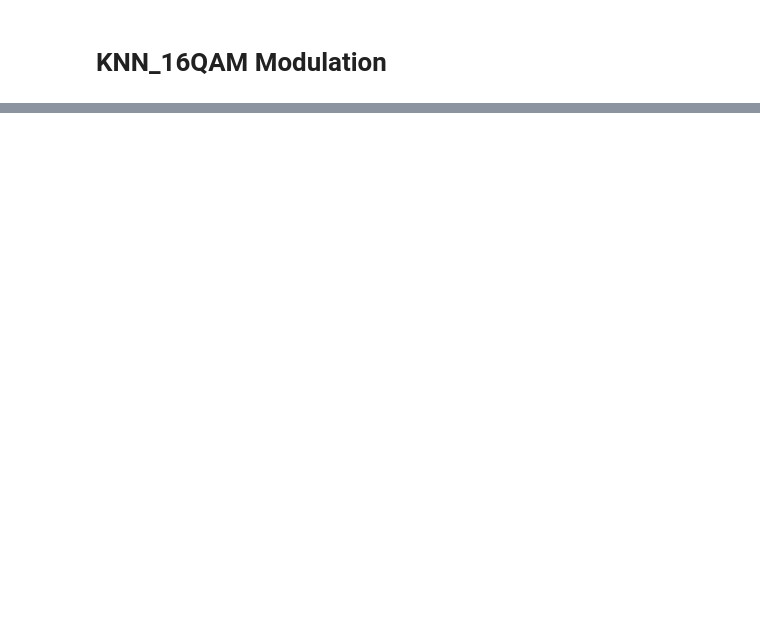
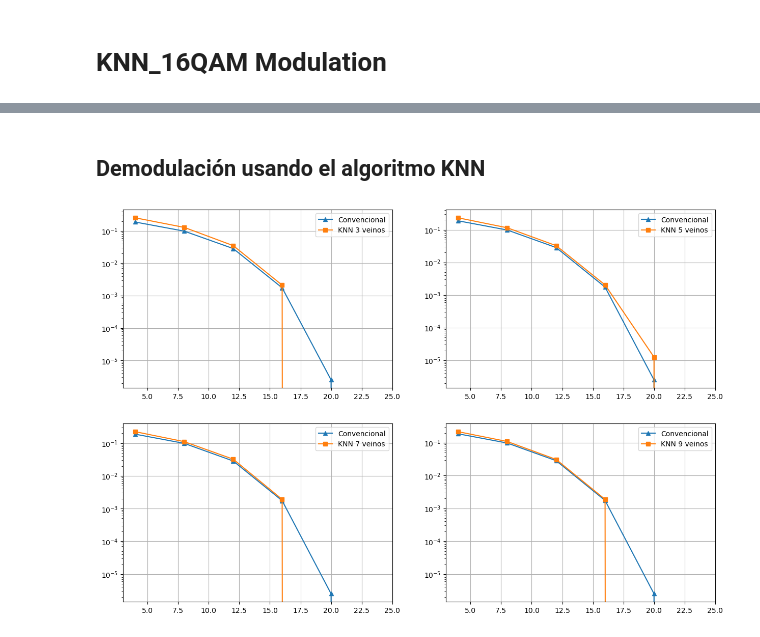
Before and after one commit to KevinMartinez1999/Semillero, a Jupyter notebook: KNN_16QAM.ipynb, the cells around one changed output, grey strips where cells are left out. Drawn from its saved outputs; the diff is of its cells as text; code cells hidden in the pictures; blank space fills up the shorter version.

```diff
--- a/KNN_16QAM.ipynb
+++ b/KNN_16QAM.ipynb
@@ -300,0 +86,44 @@ plt.show()
+# %%
+ser_conventional = []
+for i in range(len(target_snr_db)):
+  SER, error = symbol_error_rate(df['tx'], sym_rx[i])
+  ser_conventional.append(SER)
+# %%
+ber_conventional = []
+for i in range(len(target_snr_db)):
+  SER, error = bit_error_rate(df['tx'], sym_rx[i])
+  ber_conventional.append(SER)
+# %% [markdown]
+## Demodulación usando el algoritmo KNN
+# %%
+plt.figure(figsize=(15,10))
+for k_it, k in enumerate([3, 5, 7, 9]):
+    ser_knn = []
+    ber_knn = []
+    for it, item in enumerate(target_snr_db):
+        X = np.transpose(np.array([Xr_ch[it], Xi_ch[it]]))
+        y = df['tx']
+
+        X_train, X_test, y_train, y_test = train_test_split(X, y, test_size=0.2)
+
+        model = KNeighborsClassifier(n_neighbors=k)
+        model.fit(X_train, y_train)
+
+        y_pred = model.predict(X_test)
+
+        #ser, ser_error = symbol_error_rate(y_test, y_pred)
+        #ser_knn.append(ser)
+
+        ber, ber_error = bit_error_rate(y_test, y_pred)
+        ber_knn.append(ber)
+
+    plt.subplot(2, 2, k_it + 1)
+    plt.plot(target_snr_db, ber_conventional, marker='^', label='Convencional')
+    plt.plot(target_snr_db, ber_knn, marker='s', label=f'KNN {k} veinos')
+    plt.yscale('log')
+    plt.grid()
+    plt.legend()
+
+plt.show()
+# %% [output]
+[figure, added]
```
Also changed, not shown: parts of 32 cells of this notebook, 3 other files.
